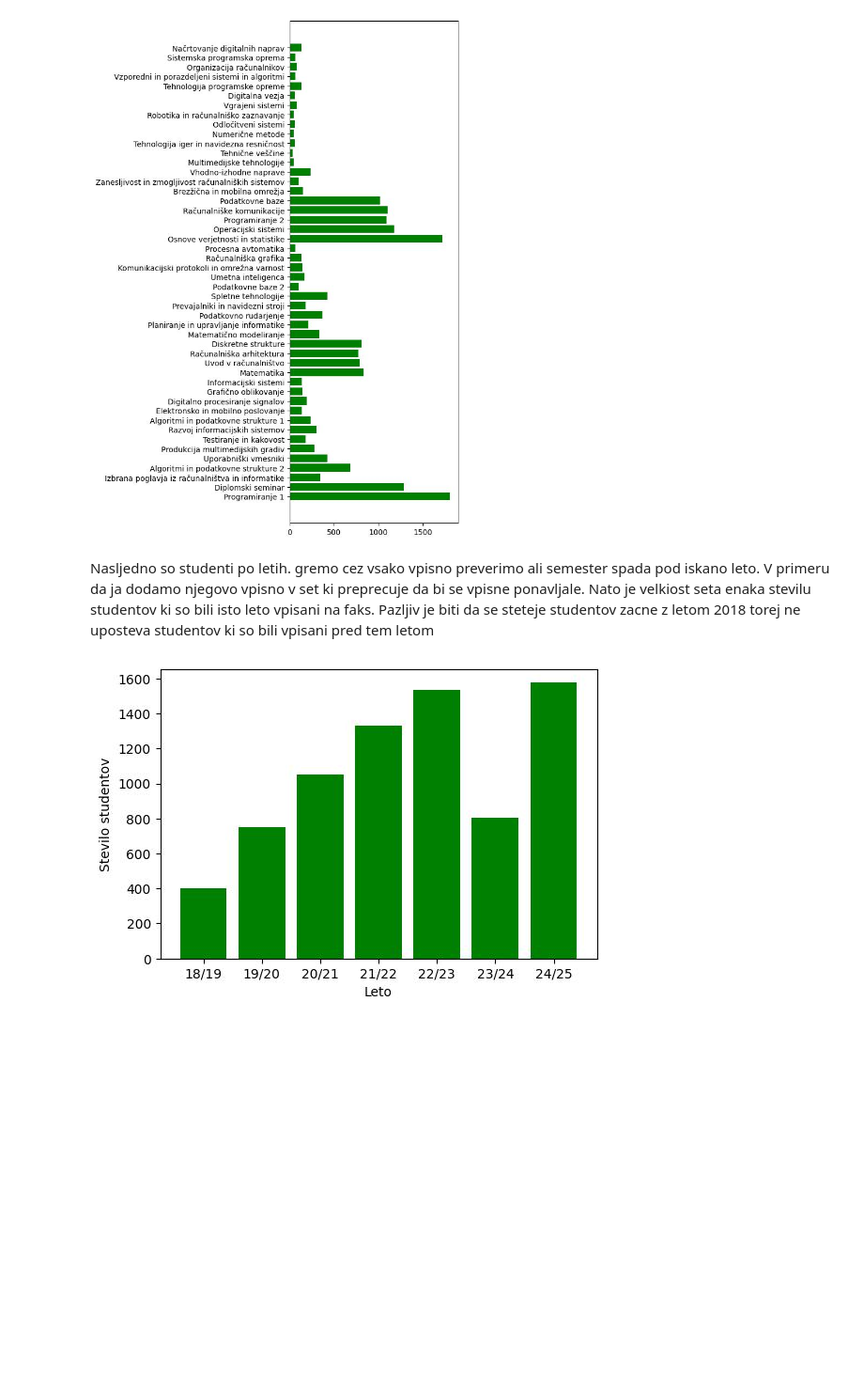
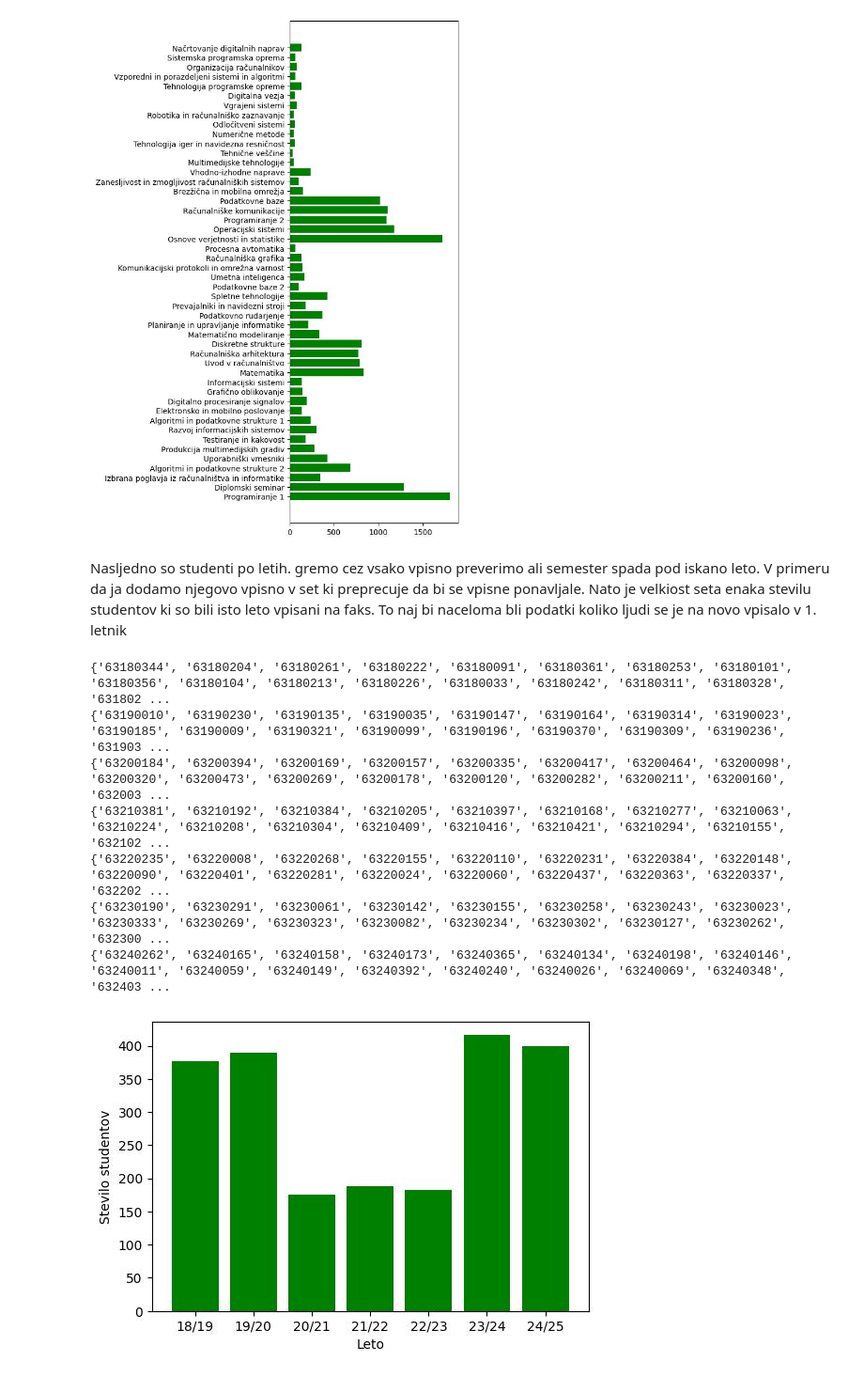
Before and after one commit to KillerParakeet/PR2513, a Jupyter notebook: steviloVpisov.ipynb, the cells around one changed output. Shown at 94% size. Drawn from its saved outputs; the diff is of its cells as text; code cells hidden in the pictures; blank space fills up the shorter version.

Commit message:
dodal nekaj kar naj bi bili vpisi po letih

```diff
--- a/steviloVpisov.ipynb
+++ b/steviloVpisov.ipynb
@@ -54,22 +54,31 @@ plt.show()
 # %% [markdown]
 Nasljedno so studenti po letih. gremo cez vsako vpisno preverimo ali semester spada pod iskano leto. V primeru da ja dodamo njegovo vpisno v set ki preprecuje
 da bi se vpisne ponavljale. Nato je velkiost seta enaka stevilu studentov ki so bili isto leto vpisani na faks.
-Pazljiv je biti da se steteje studentov zacne z letom 2018 torej ne uposteva studentov ki so bili vpisani pred tem letom
+To naj bi naceloma bli podatki koliko ljudi se je na novo vpisalo v 1. letnik
 # %%
 
 VpisiCount = {}
 for i in range(18,25):
     leto = str(i) + "/" + str(i+1)
     Vpisi = set()
-    for el in data:
-        if el[2][0:5] == leto:
+    for el in dataVss:
+        if el[2][0:5] == leto and el[0][2:4]==leto[0:2]:
             Vpisi.add(el[0])
+    print(Vpisi)
     VpisiCount[leto] = len(Vpisi)
+
 
 plt.figure(figsize=(6, 4))
 plt.ylabel("Stevilo studentov")
 plt.xlabel("Leto")
 plt.bar(VpisiCount.keys(), VpisiCount.values(),  color='g')
 plt.show()
 # %% [output]
+{'63180344', '63180204', '63180261', '63180222', '63180091', '63180361', '63180253', '63180101', '63180356', '63180104', '63180213', '63180226', '63180033', '63180242', '63180311', '63180328', '631802 ...
+{'63190010', '63190230', '63190135', '63190035', '63190147', '63190164', '63190314', '63190023', '63190185', '63190009', '63190321', '63190099', '63190196', '63190370', '63190309', '63190236', '631903 ...
+{'63200184', '63200394', '63200169', '63200157', '63200335', '63200417', '63200464', '63200098', '63200320', '63200473', '63200269', '63200178', '63200120', '63200282', '63200211', '63200160', '632003 ...
+{'63210381', '63210192', '63210384', '63210205', '63210397', '63210168', '63210277', '63210063', '63210224', '63210208', '63210304', '63210409', '63210416', '63210421', '63210294', '63210155', '632102 ...
+{'63220235', '63220008', '63220268', '63220155', '63220110', '63220231', '63220384', '63220148', '63220090', '63220401', '63220281', '63220024', '63220060', '63220437', '63220363', '63220337', '632202 ...
+{'63230190', '63230291', '63230061', '63230142', '63230155', '63230258', '63230243', '63230023', '63230333', '63230269', '63230323', '63230082', '63230234', '63230302', '63230127', '63230262', '632300 ...
+{'63240262', '63240165', '63240158', '63240173', '63240365', '63240134', '63240198', '63240146', '63240011', '63240059', '63240149', '63240392', '63240240', '63240026', '63240069', '63240348', '632403 ...
-[figure, old version]
+[figure, new version]
```
